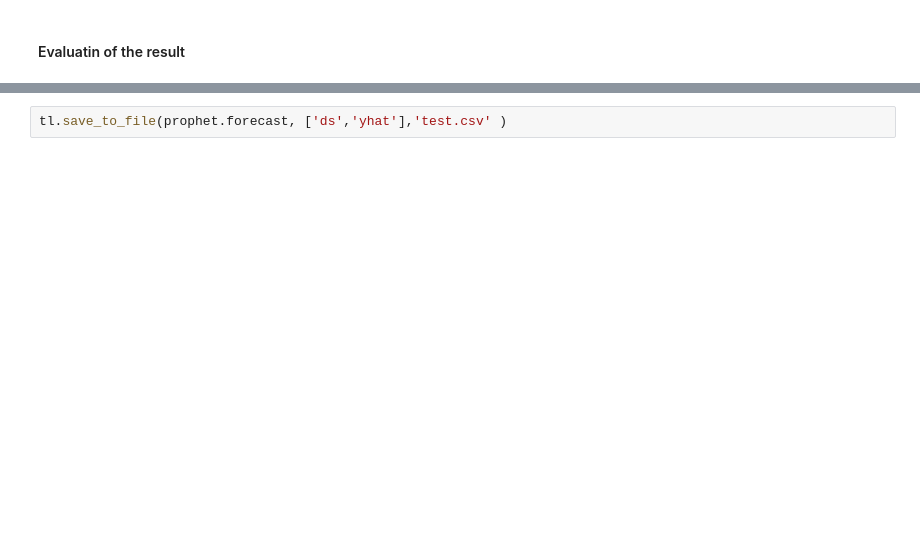
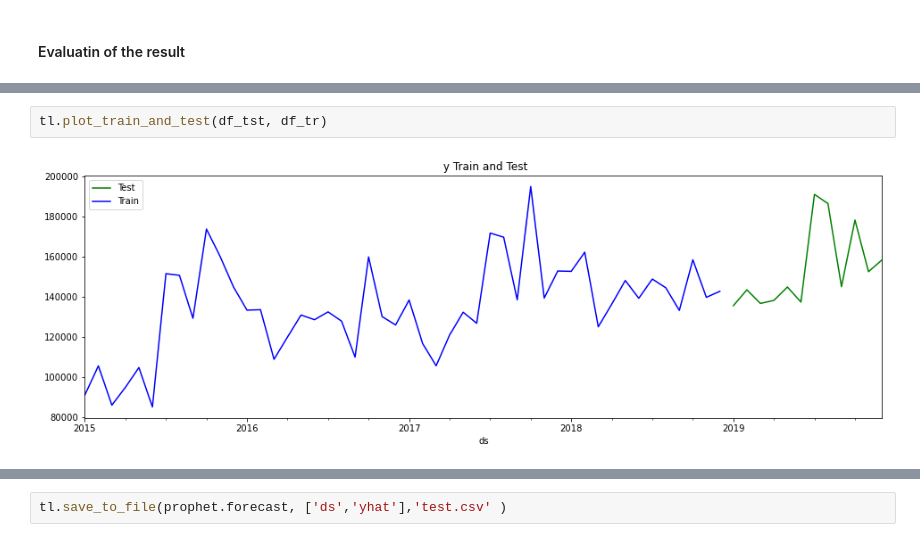
Before and after one commit to naomiyjchen/sales-forecast-time-series, a Jupyter notebook: fbprophet_driver.ipynb, the cells around one changed output, grey strips where cells are left out. Saved outputs shown, nothing was run; the diff lists cells and outputs as text; blank space fills up the shorter version.

```diff
--- a/fbprophet_driver.ipynb
+++ b/fbprophet_driver.ipynb
@@ -150,3 +163,7 @@ tl.plot_predict_and_actual(df_pred, df_tr)
+# %%
+tl.plot_train_and_test(df_tst, df_tr)
+# %% [output]
+[figure, added]
 # %%
 tl.plot_predict_vs_actual(df_pred, df_tst, 'M', '2019-01-01', '2019-12-31')
 # %% [output]
```
Also changed, not shown: parts of 10 cells of this notebook, 1 other file.
